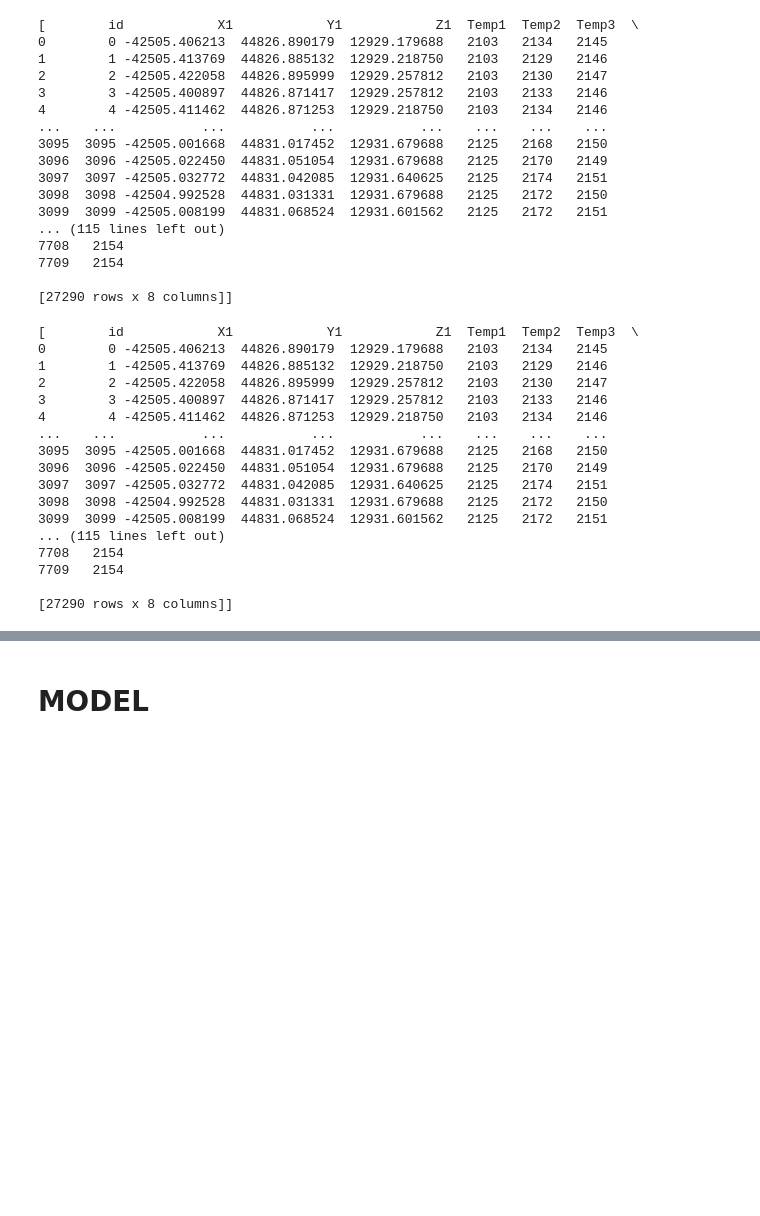
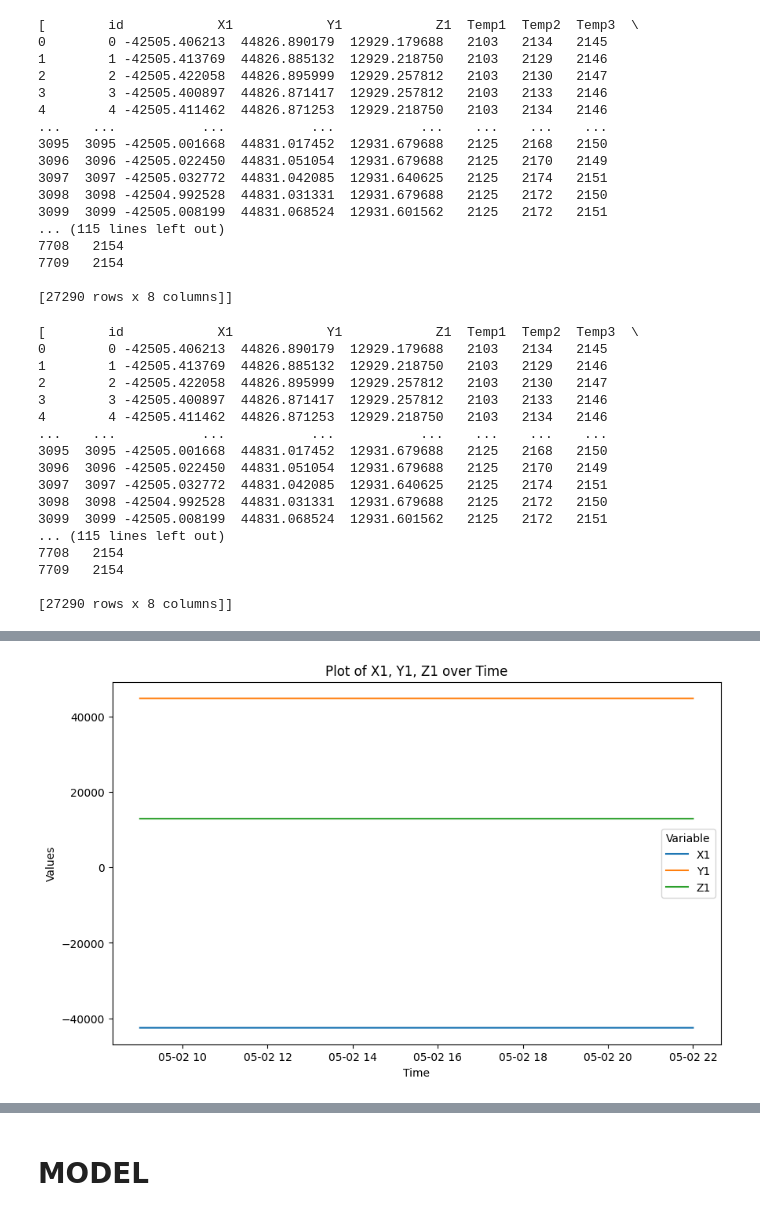
Before and after one commit to cybernetic-m/eai-project, a Jupyter notebook: notebook_exam.ipynb, the cells around one changed output, grey strips where cells are left out. Saved outputs shown, nothing was run; the diff lists cells and outputs as text; code cells hidden in the pictures; blank space fills up the shorter version.

Commit message:
final implementation of standard scaling, minmax and no scaling

```diff
--- a/notebook_exam.ipynb
+++ b/notebook_exam.ipynb
@@ -66,7 +66,7 @@ hyper_parameters = {'num_epochs': 30,
                     'ensemble': True,
                     'timesteps': 200,
                     'window_size':30,
-                    'norm': 'std', # not (Raw Data), minmax (MinMax Scaling), std (Standard Scaling)
+                    'norm': 'Std', # Not (Raw Data), Minmax (MinMax Scaling), Std (Standard Scaling)
                     'file':1,
                     'weight_decay': 0,
                     'lr_multipliers_extractor': 1.25,
@@ -109,7 +109,7 @@ ensemble_model = {
 # %%
 skip = False
 test_flag = True
-if os.path.exists(prefix+'/X'+str(hyper_parameters['window_size'])+'testing'+str(hyper_parameters['file'])+str(hyper_parameters['norm'])+'.npy') and os.path.exists(prefix+'/X'+str(hyper_parameters['window_size'])+'training'+str(hyper_parameters['file'])+str(hyper_parameters['norm'])+'.npy'):
+if os.path.exists(prefix+'/data/X'+str(hyper_parameters['window_size'])+'testing'+str(hyper_parameters['file'])+str(hyper_parameters['norm'])+'.npy') and os.path.exists(prefix+'/X'+str(hyper_parameters['window_size'])+'training'+str(hyper_parameters['file'])+str(hyper_parameters['norm'])+'.npy'):
     skip = True
 # %% [markdown]
 **Reproducibility and Device Setting**
@@ -461,31 +469,33 @@ if not skip:
 # %%
 if not skip:
 
-    targets_norm_1['time'] = pd.to_datetime(targets_norm_1['time'], unit='ns')
+    targets_1['time'] = pd.to_datetime(targets_1['time'], unit='ns')
 
     # Reshape the DataFrame using melt()
-    targets_melted = targets_norm_1.reset_index().melt(id_vars=['time'], value_vars=['X1', 'Y1', 'Z1'], var_name='variable', value_name='value')
+    targets_melted = targets_1.reset_index().melt(id_vars=['time'], value_vars=['X1', 'Y1', 'Z1'], var_name='variable', value_name='value')
 
     # Drop rows where 'value' is NaN (to keep only the non-null entries)
     targets_melted = targets_melted.dropna(subset=['value'])
 
     # Plot the data
     plt.figure(figsize=(10, 6))
     for var in targets_melted['variable'].unique():
         # Filter data for each variable and plot
         temp_df = targets_melted[targets_melted['variable'] == var]
         plt.plot(temp_df['time'], temp_df['value'], label=var)
 
     # Add labels and title
     plt.xlabel('Time')
     plt.ylabel('Values')
     plt.title('Plot of X1, Y1, Z1 over Time')
     plt.legend(title='Variable')
 
     # Show the plot
     plt.show()
 
     #targets.plot(y='X1',x='time')
+# %% [output]
+[figure, added]
 # %%
 if not skip:
 
```
Also changed, not shown: parts of 6 cells of this notebook, 1 other file.
